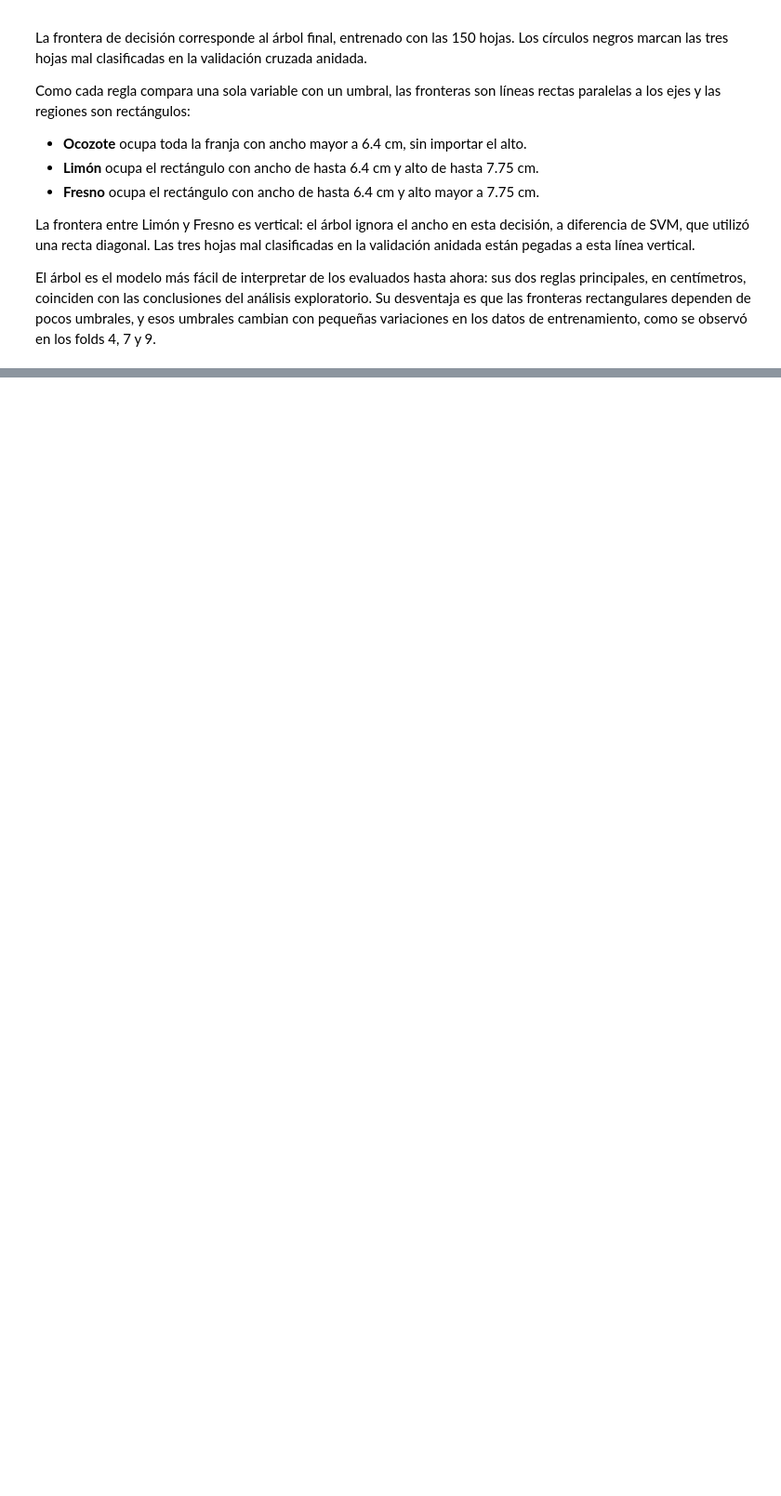
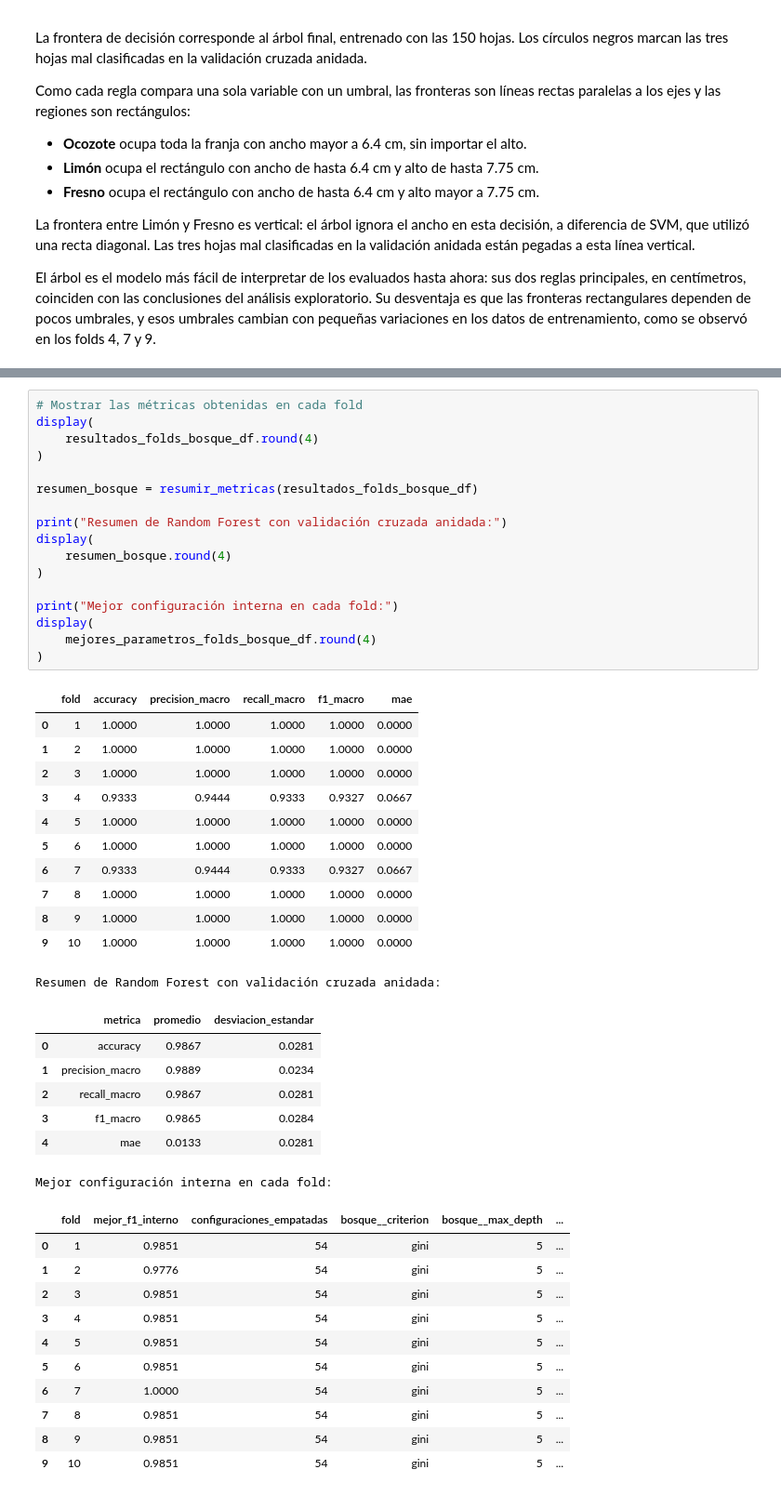
Before and after one commit to jpmartham/proyecto-final-razonamiento, a Jupyter notebook: notebooks/hojas.ipynb, the cells around one changed output, grey strips where cells are left out. Shown at 93% size. Saved outputs shown, nothing was run; the diff lists cells and outputs as text; blank space fills up the shorter version.

```diff
--- a/notebooks/hojas.ipynb
+++ b/notebooks/hojas.ipynb
@@ -2752,0 +2858,48 @@ El árbol es el modelo más fácil de interpretar de los evaluados hasta ahora:
+# %%
+# Mostrar las métricas obtenidas en cada fold
+display(
+    resultados_folds_bosque_df.round(4)
+)
+
+resumen_bosque = resumir_metricas(resultados_folds_bosque_df)
+
+print("Resumen de Random Forest con validación cruzada anidada:")
+display(
+    resumen_bosque.round(4)
+)
+
+print("Mejor configuración interna en cada fold:")
+display(
+    mejores_parametros_folds_bosque_df.round(4)
+)
+# %% [output]
+|  | fold | accuracy | precision_macro | recall_macro | f1_macro | mae |
+| 0 | 1 | 1.0000 | 1.0000 | 1.0000 | 1.0000 | 0.0000 |
+| 1 | 2 | 1.0000 | 1.0000 | 1.0000 | 1.0000 | 0.0000 |
+| 2 | 3 | 1.0000 | 1.0000 | 1.0000 | 1.0000 | 0.0000 |
+| 3 | 4 | 0.9333 | 0.9444 | 0.9333 | 0.9327 | 0.0667 |
+| 4 | 5 | 1.0000 | 1.0000 | 1.0000 | 1.0000 | 0.0000 |
+| 5 | 6 | 1.0000 | 1.0000 | 1.0000 | 1.0000 | 0.0000 |
+| 6 | 7 | 0.9333 | 0.9444 | 0.9333 | 0.9327 | 0.0667 |
+| 7 | 8 | 1.0000 | 1.0000 | 1.0000 | 1.0000 | 0.0000 |
+| 8 | 9 | 1.0000 | 1.0000 | 1.0000 | 1.0000 | 0.0000 |
+| 9 | 10 | 1.0000 | 1.0000 | 1.0000 | 1.0000 | 0.0000 |
+Resumen de Random Forest con validación cruzada anidada:
+|  | metrica | promedio | desviacion_estandar |
+| 0 | accuracy | 0.9867 | 0.0281 |
+| 1 | precision_macro | 0.9889 | 0.0234 |
+| 2 | recall_macro | 0.9867 | 0.0281 |
+| 3 | f1_macro | 0.9865 | 0.0284 |
+| 4 | mae | 0.0133 | 0.0281 |
+Mejor configuración interna en cada fold:
+|  | fold | mejor_f1_interno | configuraciones_empatadas | bosque__criterion | bosque__max_depth | ... |
+| 0 | 1 | 0.9851 | 54 | gini | 5 | ... |
+| 1 | 2 | 0.9776 | 54 | gini | 5 | ... |
+| 2 | 3 | 0.9851 | 54 | gini | 5 | ... |
+| 3 | 4 | 0.9851 | 54 | gini | 5 | ... |
+| 4 | 5 | 0.9851 | 54 | gini | 5 | ... |
+| 5 | 6 | 0.9851 | 54 | gini | 5 | ... |
+| 6 | 7 | 1.0000 | 54 | gini | 5 | ... |
+| 7 | 8 | 0.9851 | 54 | gini | 5 | ... |
+| 8 | 9 | 0.9851 | 54 | gini | 5 | ... |
+| 9 | 10 | 0.9851 | 54 | gini | 5 | ... |
```
Also changed, not shown: parts of 11 cells of this notebook.
